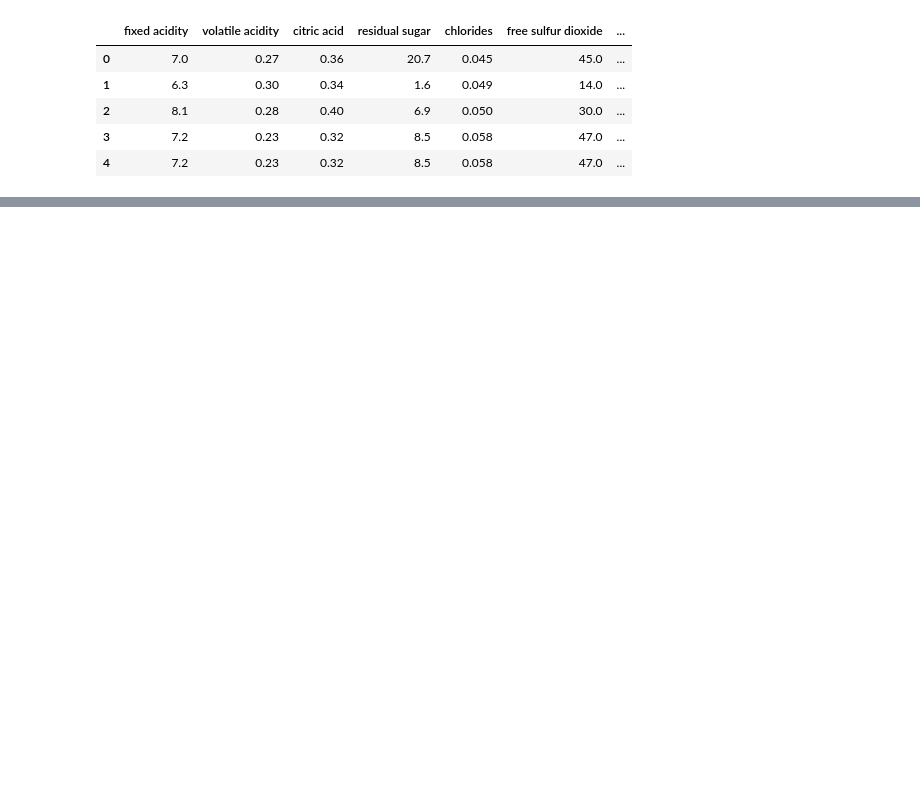
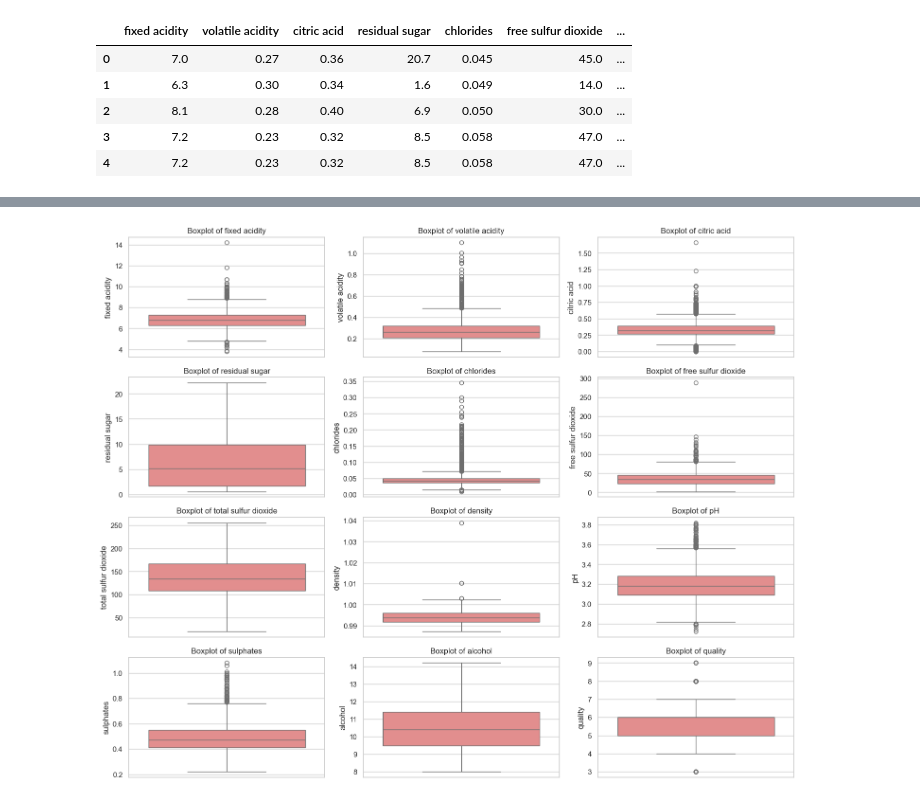
Before and after one commit to ghansham01/learning-machines, a Jupyter notebook: wineQuality/wineQuality.ipynb, the cells around one changed output, grey strips where cells are left out. Cells and saved outputs as stored; diff of their text form; code cells hidden in the pictures; blank space fills up the shorter version.

```diff
--- a/wineQuality/wineQuality.ipynb
+++ b/wineQuality/wineQuality.ipynb
@@ -81,0 +158,12 @@ df.head()
+# %%
+# 3.3 Outlier Detection (Boxplots)
+# Useful for finding data points that vary significantly from others
+plt.figure(figsize=(15, 12))
+for i, col in enumerate(df.columns, 1):
+    plt.subplot(4, 3, i)
+    sns.boxplot(data=df, y=col, color='lightcoral')
+    plt.title(f'Boxplot of {col}')
+plt.tight_layout()
+plt.show()
+# %% [output]
+[figure, added]
```
Also changed, not shown: parts of 27 cells of this notebook.
